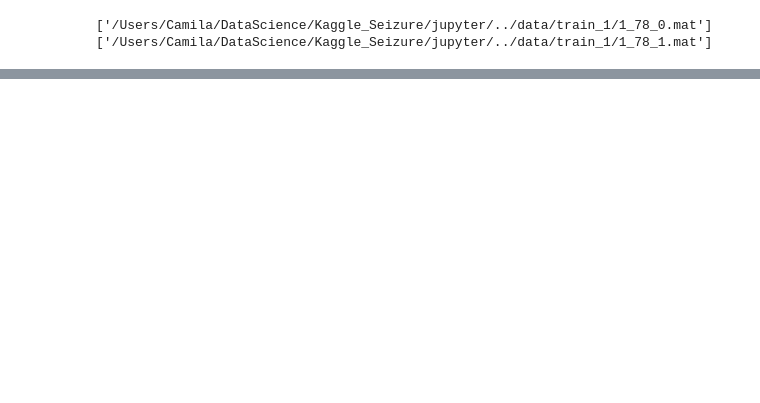
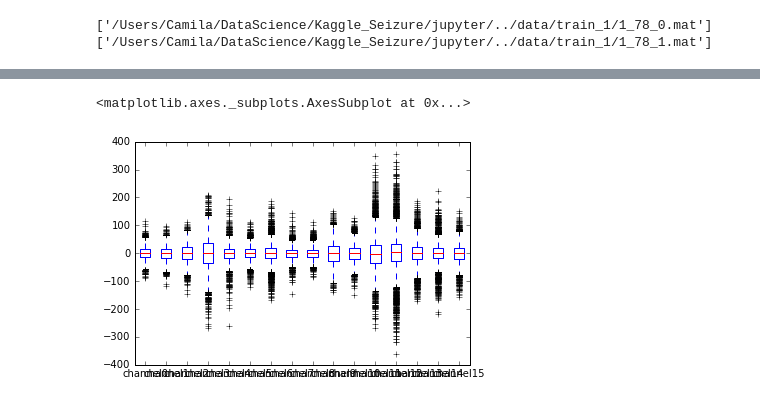
Before and after one commit to crangelsmith/Kaggle_Seizure, a Jupyter notebook: jupyter/Exploring_distributions_Camila.ipynb, the cells around one changed output, grey strips where cells are left out. Drawn from its saved outputs; the diff is of its cells as text; code cells hidden in the pictures; blank space fills up the shorter version.

```diff
--- a/jupyter/Exploring_distributions_Camila.ipynb
+++ b/jupyter/Exploring_distributions_Camila.ipynb
@@ -76,0 +69,5 @@ NameError: name 'boxplot' is not defined
+# %%
+df_0.plot.box()
+# %% [output]
+<matplotlib.axes._subplots.AxesSubplot at 0x...>
+[figure, added]
```
Also changed, not shown: parts of 4 cells of this notebook.
